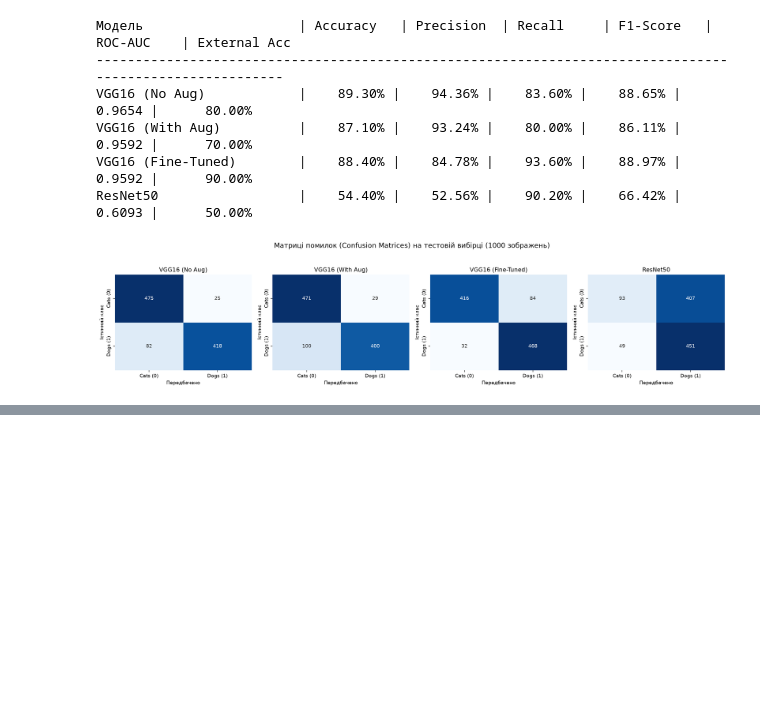
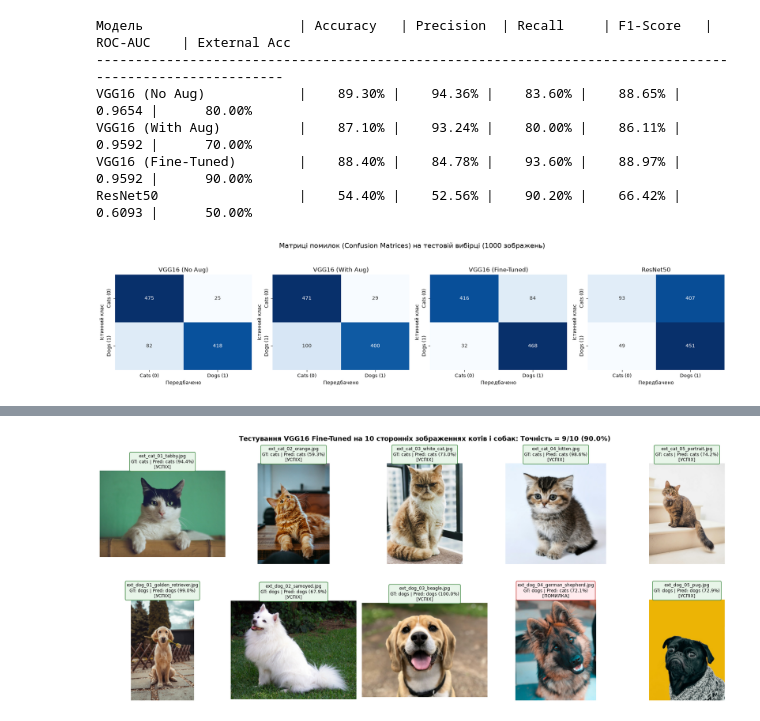
Before and after one commit to BohdanBest/lab8, a Jupyter notebook: lab10/Lab_10_3_Dogs_vs_Cats.ipynb, the cells around one changed output, grey strips where cells are left out. Saved outputs shown, nothing was run; the diff lists cells and outputs as text; code cells hidden in the pictures; blank space fills up the shorter version.

Commit message:
feat(labs): add custom test dataset and update Jupyter notebooks for image classification

```diff
--- a/lab10/Lab_10_3_Dogs_vs_Cats.ipynb
+++ b/lab10/Lab_10_3_Dogs_vs_Cats.ipynb
@@ -96,0 +101,47 @@ plt.show()
+# %%
+# Візуалізація результатів класифікації 10 сторонніх фотографій котів і собак найкращою моделлю VGG16 Fine-Tuned
+EXT_DIR = os.path.join(BASE_DIR, "data", "custom_test", "dogs_cats")
+manifest_p = os.path.join(EXT_DIR, "external_manifest.json")
+
+with open(manifest_p) as f:
+    ext_items = json.load(f)
+
+best_model = tf.keras.models.load_model(os.path.join(MODELS_DIR, "vgg16_finetuned.keras"))
+
+fig, axes = plt.subplots(2, 5, figsize=(18, 7.5))
+axes = axes.flatten()
+
+ext_correct = 0
+for idx, it in enumerate(ext_items):
+    img_p = os.path.join(EXT_DIR, it["rel_path"])
+    img = load_img(img_p, target_size=(150, 150))
+    arr = img_to_array(img) / 255.0
+    arr = np.expand_dims(arr, axis=0)
+
+    prob = float(best_model.predict(arr, verbose=0)[0][0])
+    pred_cls = "dogs" if prob > 0.5 else "cats"
+    conf = prob if prob > 0.5 else (1.0 - prob)
+    is_corr = (pred_cls == it["class_name"])
+    if is_corr:
+        ext_correct += 1
+
+    ax = axes[idx]
+    ax.imshow(Image.open(img_p))
+    ax.axis("off")
+
+    bg = "#e8f5e9" if is_corr else "#ffebee"
+    edge = "#2e7d32" if is_corr else "#c62828"
+    status = "УСПІХ" if is_corr else "ПОМИЛКА"
+
+    title = f"{it['filename']}\nGT: {it['class_name']} | Pred: {pred_cls} ({conf*100:.1f}%)\n[{status}]"
+    ax.set_title(title, fontsize=8.5, pad=4,
+                 bbox=dict(boxstyle="round,pad=0.3", facecolor=bg, edgecolor=edge))
+
+acc_pct = ext_correct / len(ext_items) * 100
+plt.suptitle(f"Тестування VGG16 Fine-Tuned на 10 сторонніх зображеннях котів і собак: Точність = {ext_correct}/{len(ext_items)} ({acc_pct:.1f}%)",
+             fontsize=13, fontweight="bold", y=0.98)
+plt.tight_layout()
+plt.subplots_adjust(top=0.88, hspace=0.35)
+plt.show()
+# %% [output]
+[figure, added]
```
Also changed, not shown: parts of 1 cell of this notebook, 12 other files.
